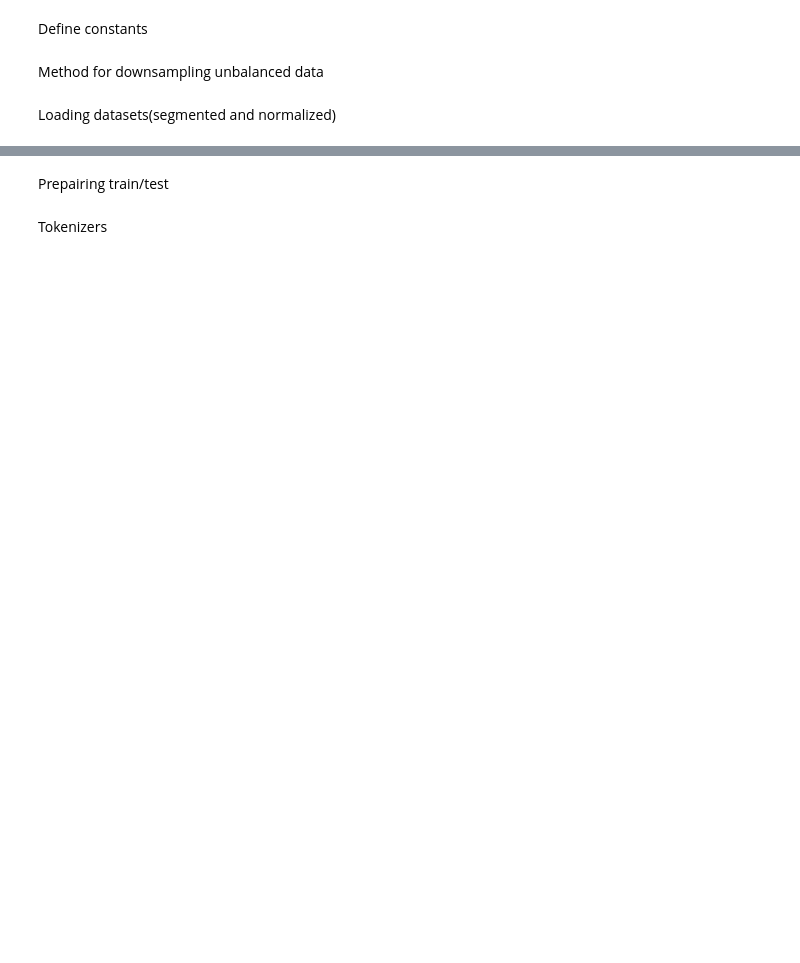
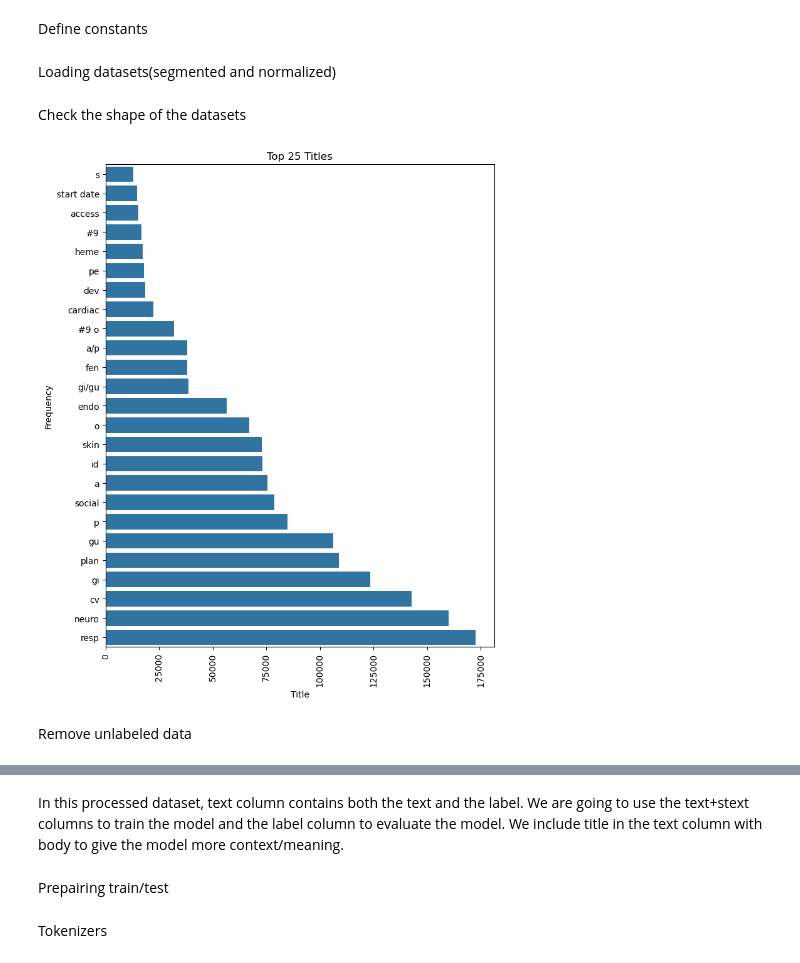
Before and after one commit to hashansl/cosc-526-data-engineering-project, a Jupyter notebook: note_extraction/train_vectors.ipynb, the cells around one changed output, grey strips where cells are left out. Drawn from its saved outputs; the diff is of its cells as text; code cells hidden in the pictures; blank space fills up the shorter version.

```diff
--- a/note_extraction/train_vectors.ipynb
+++ b/note_extraction/train_vectors.ipynb
@@ -49,2 +55,0 @@ per_category_limit = None
-# %% [markdown]
-Method for downsampling unbalanced data
@@ -56,6 +58,23 @@ Loading datasets(segmented and normalized)
 # %%
 parts = pd.read_feather(f"dataset/{inname}-parts.feather")
 titles = pd.read_feather(f"dataset/{inname}-titles.feather")
+# %% [markdown]
+Check the shape of the datasets
+# %%
+# plot title in x axis and freq in y axis
+import matplotlib.pyplot as plt
+import seaborn as sns
+plt.figure(figsize=(8, 10))
+sns.barplot(y="title", x="freq", data=titles.sort_values("freq").tail(25))
+plt.xticks(rotation=90)
+plt.title("Top 25 Titles")
+plt.xlabel("Title")
+plt.ylabel("Frequency")
+plt.show()
+# %% [output]
+[figure, added]
+# %% [markdown]
+Remove unlabeled data
 # %%
 # downsample
 relevant = parts
@@ -69,6 +86,8 @@ relevant.head(3)
 | 0 | 1678764 | 2 | 1 | 3 | PNS: A pos, Ab neg, HBSAg neg, RP... | A pos, Ab neg, HBSAg neg, RPR NR,... | PNS | pns | 183 |
 | 1 | 1678764 | 2 | 1 | 6 | Assessment/plan:\nTerm male infan... | Term male infant with increased r... | Assessment/plan | assessment/plan | 42 |
 | 2 | 1260685 | 3 | 1 | 0 | MICU NSG PROG NOTE: days\nRemains... | days\nRemains stable on high dose... | MICU NSG PROG NOTE | micu nsg prog note | 700 |
+# %% [markdown]
+In this processed dataset, text column contains both the text and the label. We are going to use the text+stext columns to train the model and the label column to evaluate the model. We include title in the text column with body to give the model more context/meaning.
 # %% [markdown]
 Prepairing train/test
 # %%
```
Also changed, not shown: parts of 32 cells of this notebook, 8 other files.
